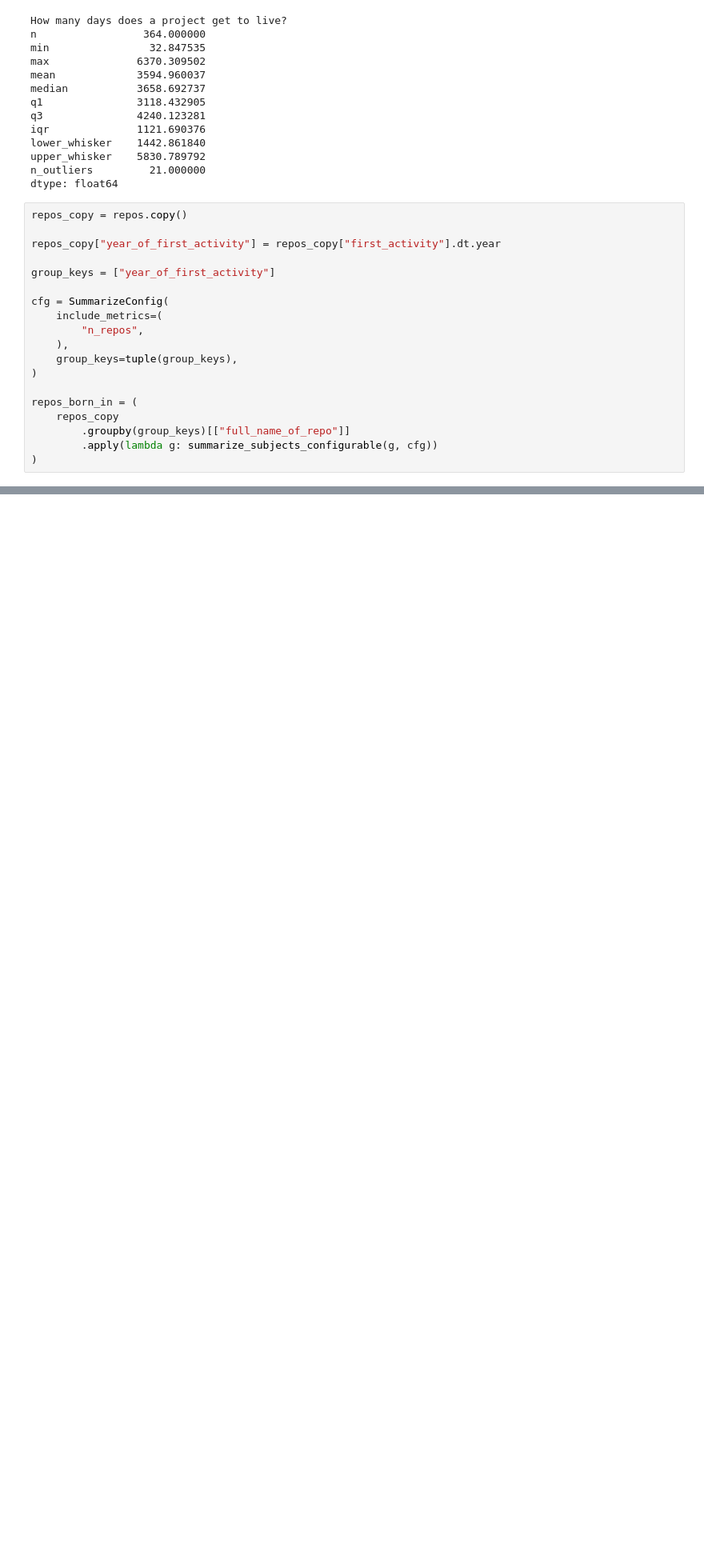
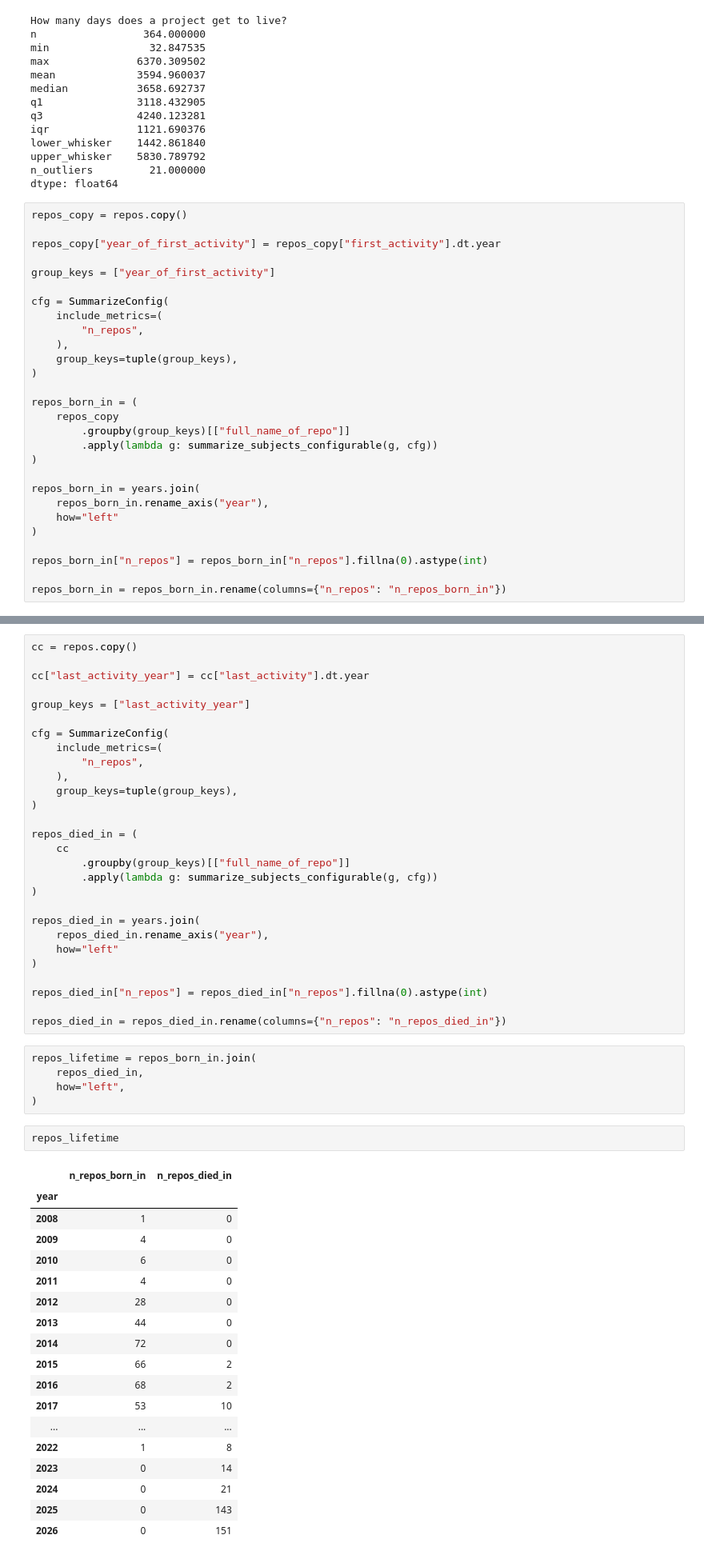
Before and after one commit to Leonard-Esser/autumn-2025-results, a Jupyter notebook: data_analysis.ipynb, the cells around one changed output, grey strips where cells are left out. Shown at 80% size. Drawn from its saved outputs; the diff is of its cells as text; blank space fills up the shorter version.

Commit message:
Added years df and repo lifetime df

```diff
--- a/data_analysis.ipynb
+++ b/data_analysis.ipynb
@@ -552,3 +605,12 @@ repos_born_in = (
         .groupby(group_keys)[["full_name_of_repo"]]
         .apply(lambda g: summarize_subjects_configurable(g, cfg))
 )
+
+repos_born_in = years.join(
+    repos_born_in.rename_axis("year"),
+    how="left"
+)
+
+repos_born_in["n_repos"] = repos_born_in["n_repos"].fillna(0).astype(int)
+
+repos_born_in = repos_born_in.rename(columns={"n_repos": "n_repos_born_in"})
@@ -572 +617,55 @@ repos_born_in
+# %%
+cc = repos.copy()
+
+cc["last_activity_year"] = cc["last_activity"].dt.year
+
+group_keys = ["last_activity_year"]
+
+cfg = SummarizeConfig(
+    include_metrics=(
+        "n_repos",
+    ),
+    group_keys=tuple(group_keys),
+)
+
+repos_died_in = (
+    cc
+        .groupby(group_keys)[["full_name_of_repo"]]
+        .apply(lambda g: summarize_subjects_configurable(g, cfg))
+)
+
+repos_died_in = years.join(
+    repos_died_in.rename_axis("year"),
+    how="left"
+)
+
+repos_died_in["n_repos"] = repos_died_in["n_repos"].fillna(0).astype(int)
+
+repos_died_in = repos_died_in.rename(columns={"n_repos": "n_repos_died_in"})
+# %%
+repos_lifetime = repos_born_in.join(
+    repos_died_in,
+    how="left",
+)
+# %%
+repos_lifetime
+# %% [output]
+|  | n_repos_born_in | n_repos_died_in |
+| year |  |  |
+| 2008 | 1 | 0 |
+| 2009 | 4 | 0 |
+| 2010 | 6 | 0 |
+| 2011 | 4 | 0 |
+| 2012 | 28 | 0 |
+| 2013 | 44 | 0 |
+| 2014 | 72 | 0 |
+| 2015 | 66 | 2 |
+| 2016 | 68 | 2 |
+| 2017 | 53 | 10 |
+| ... | ... | ... |
+| 2022 | 1 | 8 |
+| 2023 | 0 | 14 |
+| 2024 | 0 | 21 |
+| 2025 | 0 | 143 |
+| 2026 | 0 | 151 |
 # %%
```
Also changed, not shown: parts of 8 cells of this notebook.
